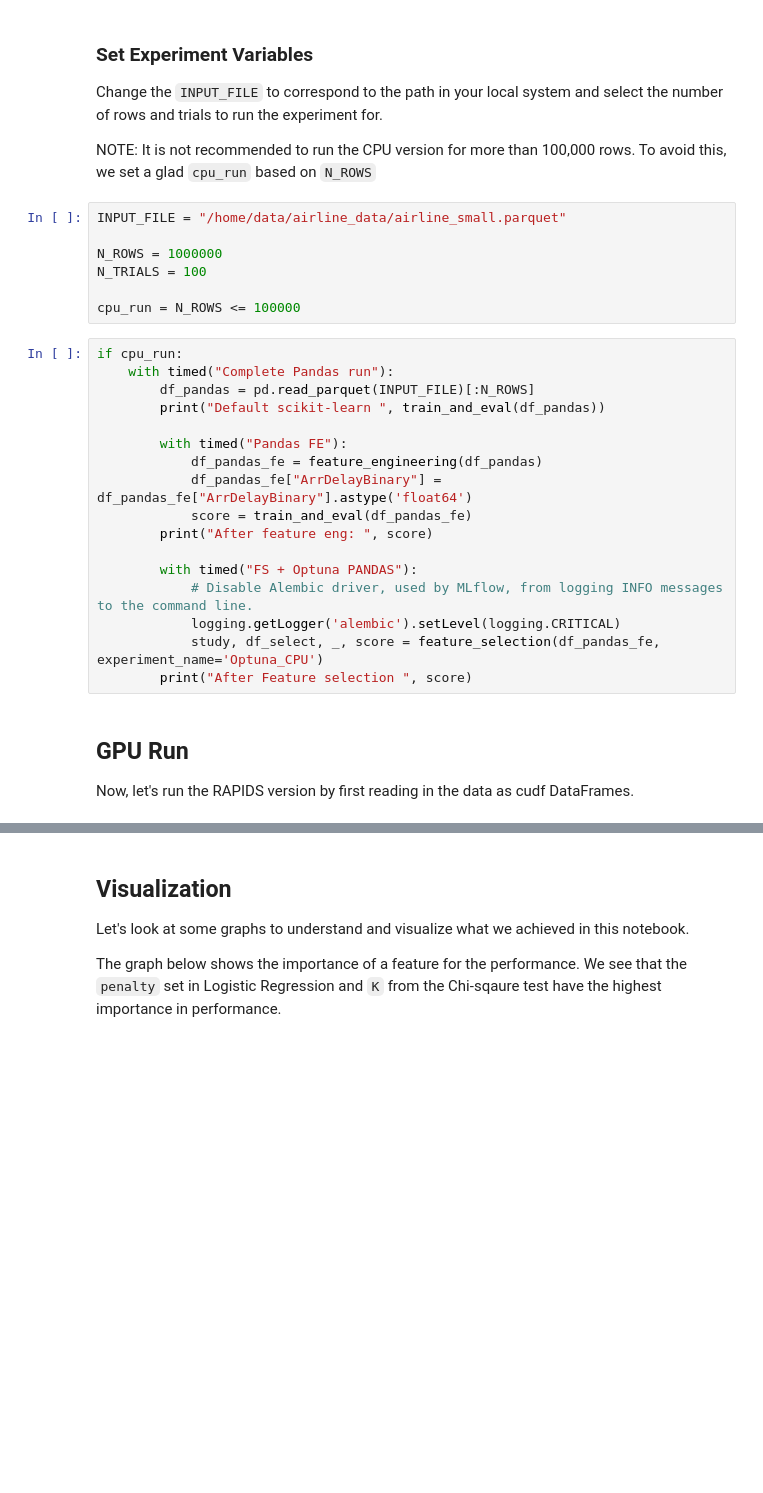
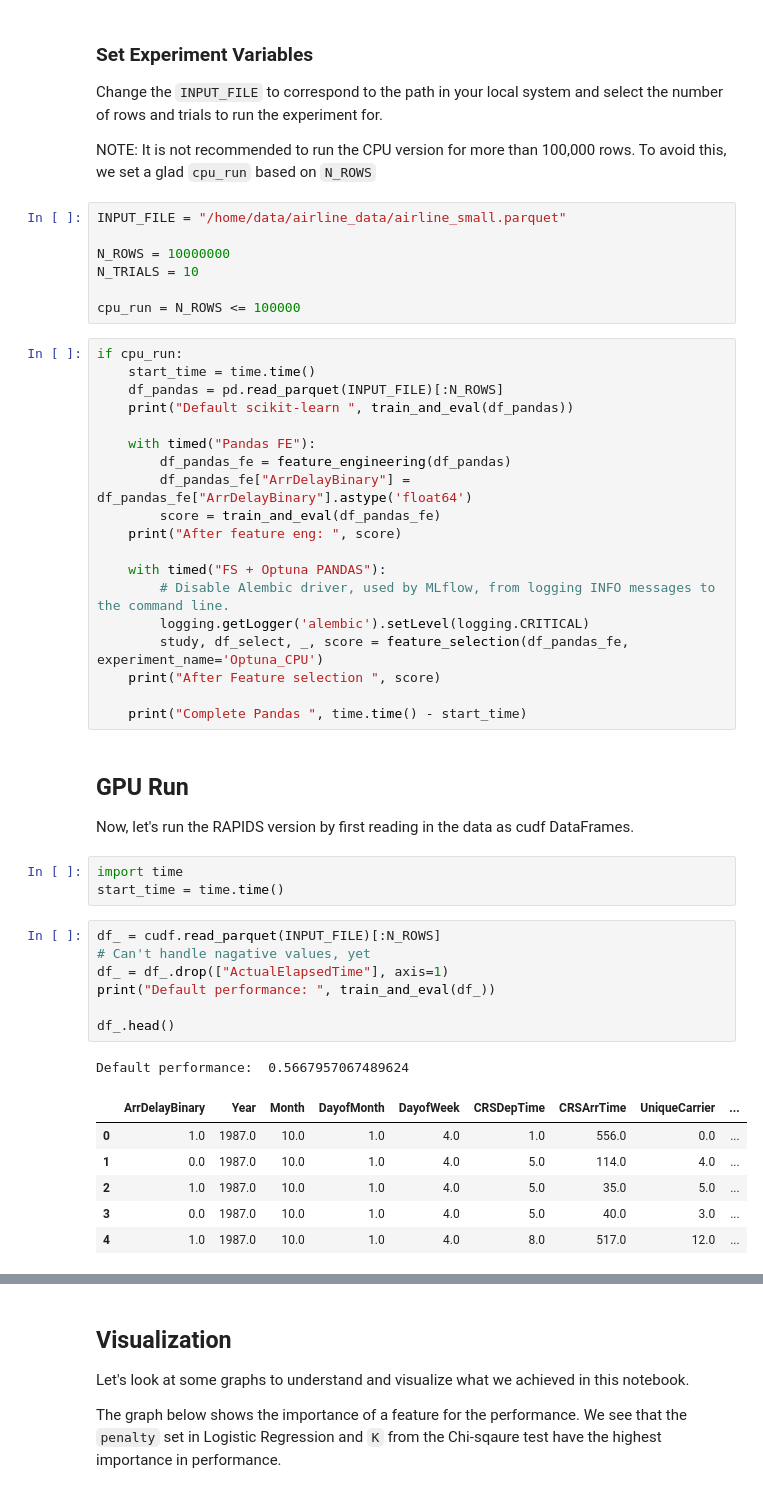
Before and after one commit to rapidsai/cloud-ml-examples, a Jupyter notebook: optuna/notebooks/RAPIDS_xfeat_Optuna.ipynb, the cells around one changed output, grey strips where cells are left out. Cells and saved outputs as stored; diff of their text form; blank space fills up the shorter version.

```diff
--- a/optuna/notebooks/RAPIDS_xfeat_Optuna.ipynb
+++ b/optuna/notebooks/RAPIDS_xfeat_Optuna.ipynb
@@ -402,29 +400,49 @@ NOTE: It is not recommended to run the CPU version for more than 100,000 rows. T
 # %%
 INPUT_FILE = "/home/data/airline_data/airline_small.parquet"
 
-N_ROWS = 1000000
-N_TRIALS = 100
+N_ROWS = 10000000
+N_TRIALS = 10
 
 cpu_run = N_ROWS <= 100000
 # %%
 if cpu_run:
-    with timed("Complete Pandas run"):
-        df_pandas = pd.read_parquet(INPUT_FILE)[:N_ROWS]
-        print("Default scikit-learn ", train_and_eval(df_pandas))
+    start_time = time.time()
+    df_pandas = pd.read_parquet(INPUT_FILE)[:N_ROWS]
+    print("Default scikit-learn ", train_and_eval(df_pandas))
 
-        with timed("Pandas FE"):
-            df_pandas_fe = feature_engineering(df_pandas)
-            df_pandas_fe["ArrDelayBinary"] = df_pandas_fe["ArrDelayBinary"].astype('float64')
-            score = train_and_eval(df_pandas_fe)
-        print("After feature eng: ", score)
+    with timed("Pandas FE"):
+        df_pandas_fe = feature_engineering(df_pandas)
+        df_pandas_fe["ArrDelayBinary"] = df_pandas_fe["ArrDelayBinary"].astype('float64')
+        score = train_and_eval(df_pandas_fe)
+    print("After feature eng: ", score)
 
-        with timed("FS + Optuna PANDAS"):
-            # Disable Alembic driver, used by MLflow, from logging INFO messages to the command line.
-            logging.getLogger('alembic').setLevel(logging.CRITICAL)
-            study, df_select, _, score = feature_selection(df_pandas_fe, experiment_name='Optuna_CPU')
-        print("After Feature selection ", score)
+    with timed("FS + Optuna PANDAS"):
+        # Disable Alembic driver, used by MLflow, from logging INFO messages to the command line.
+        logging.getLogger('alembic').setLevel(logging.CRITICAL)
+        study, df_select, _, score = feature_selection(df_pandas_fe, experiment_name='Optuna_CPU')
+    print("After Feature selection ", score)
+
+    print("Complete Pandas ", time.time() - start_time)
 # %% [markdown]
 ## GPU Run
 
 Now, let's run the RAPIDS version by first reading in the data as cudf DataFrames.
+# %%
+import time
+start_time = time.time()
+# %%
+df_ = cudf.read_parquet(INPUT_FILE)[:N_ROWS]
+# Can't handle nagative values, yet
+df_ = df_.drop(["ActualElapsedTime"], axis=1)
+print("Default performance: ", train_and_eval(df_))
+
+df_.head()
+# %% [output]
+Default performance:  0.5667957067489624
+|  | ArrDelayBinary | Year | Month | DayofMonth | DayofWeek | CRSDepTime | CRSArrTime | UniqueCarrier | ... |
+| 0 | 1.0 | 1987.0 | 10.0 | 1.0 | 4.0 | 1.0 | 556.0 | 0.0 | ... |
+| 1 | 0.0 | 1987.0 | 10.0 | 1.0 | 4.0 | 5.0 | 114.0 | 4.0 | ... |
+| 2 | 1.0 | 1987.0 | 10.0 | 1.0 | 4.0 | 5.0 | 35.0 | 5.0 | ... |
+| 3 | 0.0 | 1987.0 | 10.0 | 1.0 | 4.0 | 5.0 | 40.0 | 3.0 | ... |
+| 4 | 1.0 | 1987.0 | 10.0 | 1.0 | 4.0 | 8.0 | 517.0 | 12.0 | ... |
 # %%
```
Also changed, not shown: parts of 12 cells of this notebook.
